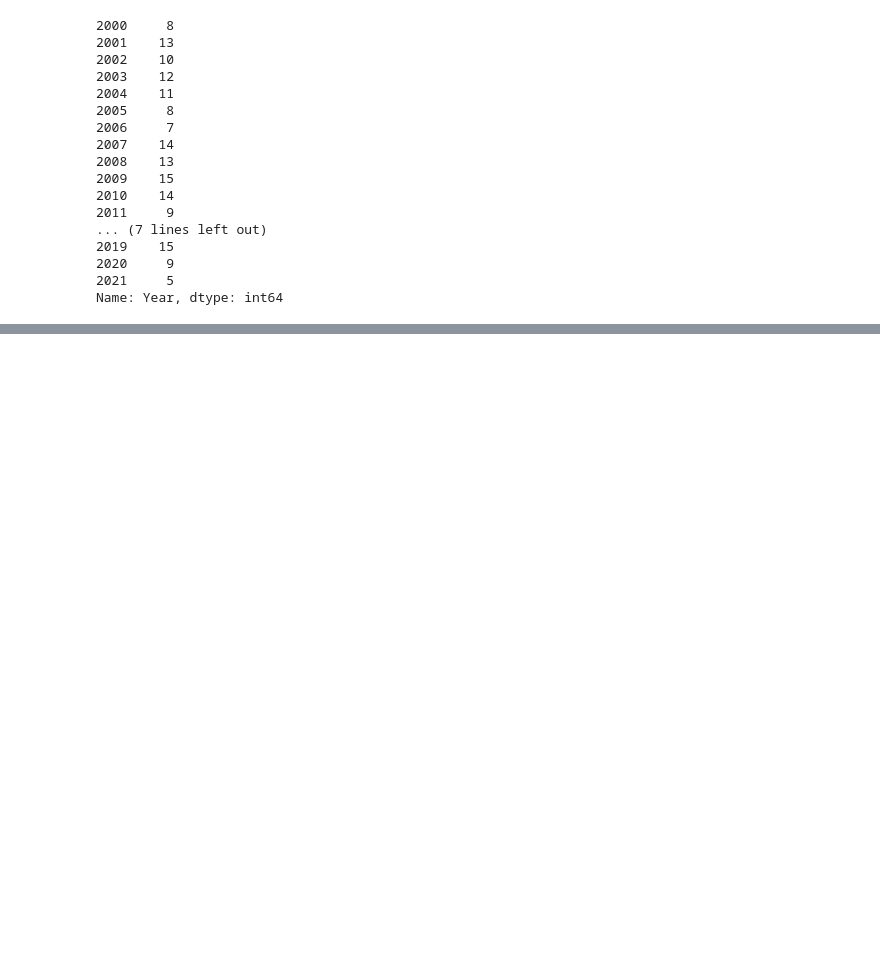
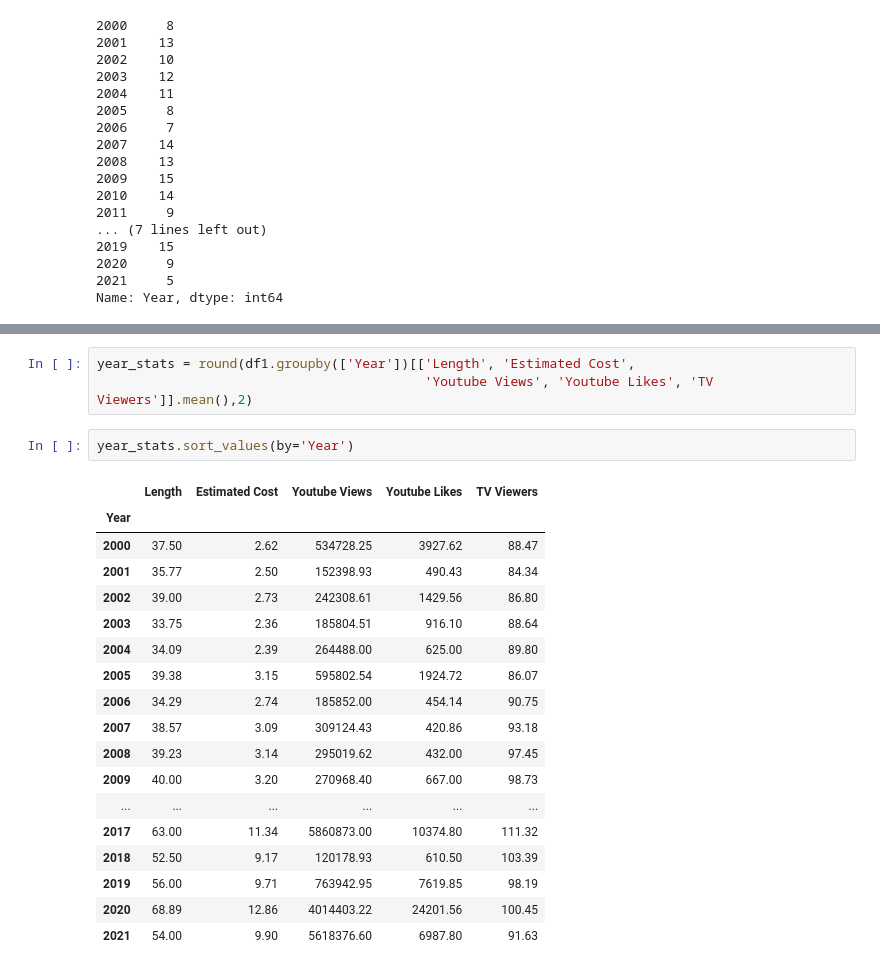
Before and after one commit to prabhuparthiban/Superbowl_Commercials_Challenge, a Jupyter notebook: superbowl.ipynb, the cells around one changed output, grey strips where cells are left out. Drawn from its saved outputs; the diff is of its cells as text; blank space fills up the shorter version.

```diff
--- a/superbowl.ipynb
+++ b/superbowl.ipynb
@@ -174,0 +228,24 @@ df
+# %%
+year_stats = round(df1.groupby(['Year'])[['Length', 'Estimated Cost',
+                                          'Youtube Views', 'Youtube Likes', 'TV Viewers']].mean(),2)
+# %%
+year_stats.sort_values(by='Year')
+# %% [output]
+|  | Length | Estimated Cost | Youtube Views | Youtube Likes | TV Viewers |
+| Year |  |  |  |  |  |
+| 2000 | 37.50 | 2.62 | 534728.25 | 3927.62 | 88.47 |
+| 2001 | 35.77 | 2.50 | 152398.93 | 490.43 | 84.34 |
+| 2002 | 39.00 | 2.73 | 242308.61 | 1429.56 | 86.80 |
+| 2003 | 33.75 | 2.36 | 185804.51 | 916.10 | 88.64 |
+| 2004 | 34.09 | 2.39 | 264488.00 | 625.00 | 89.80 |
+| 2005 | 39.38 | 3.15 | 595802.54 | 1924.72 | 86.07 |
+| 2006 | 34.29 | 2.74 | 185852.00 | 454.14 | 90.75 |
+| 2007 | 38.57 | 3.09 | 309124.43 | 420.86 | 93.18 |
+| 2008 | 39.23 | 3.14 | 295019.62 | 432.00 | 97.45 |
+| 2009 | 40.00 | 3.20 | 270968.40 | 667.00 | 98.73 |
+| ... | ... | ... | ... | ... | ... |
+| 2017 | 63.00 | 11.34 | 5860873.00 | 10374.80 | 111.32 |
+| 2018 | 52.50 | 9.17 | 120178.93 | 610.50 | 103.39 |
+| 2019 | 56.00 | 9.71 | 763942.95 | 7619.85 | 98.19 |
+| 2020 | 68.89 | 12.86 | 4014403.22 | 24201.56 | 100.45 |
+| 2021 | 54.00 | 9.90 | 5618376.60 | 6987.80 | 91.63 |
```
Also changed, not shown: parts of 43 cells of this notebook, 1 other file.
